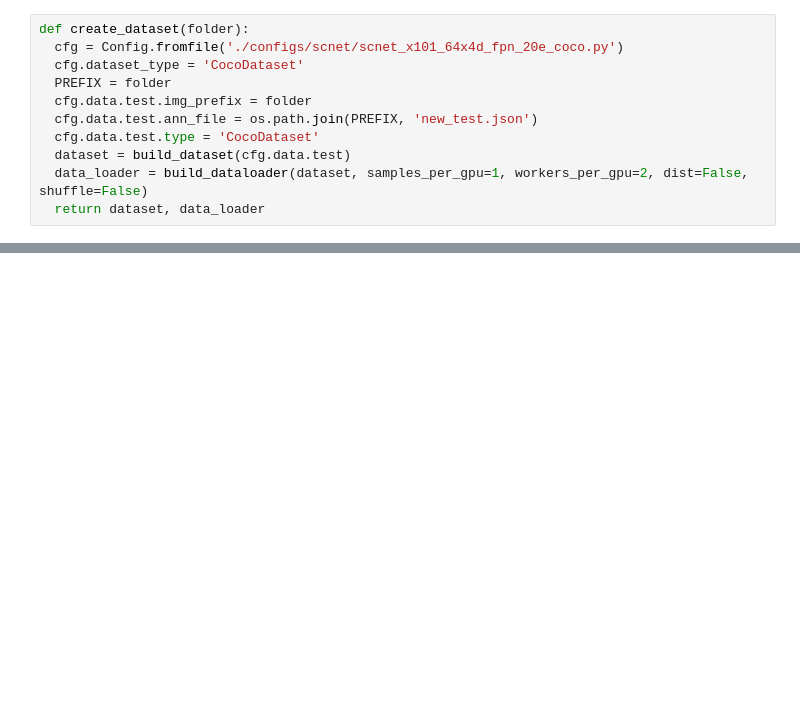
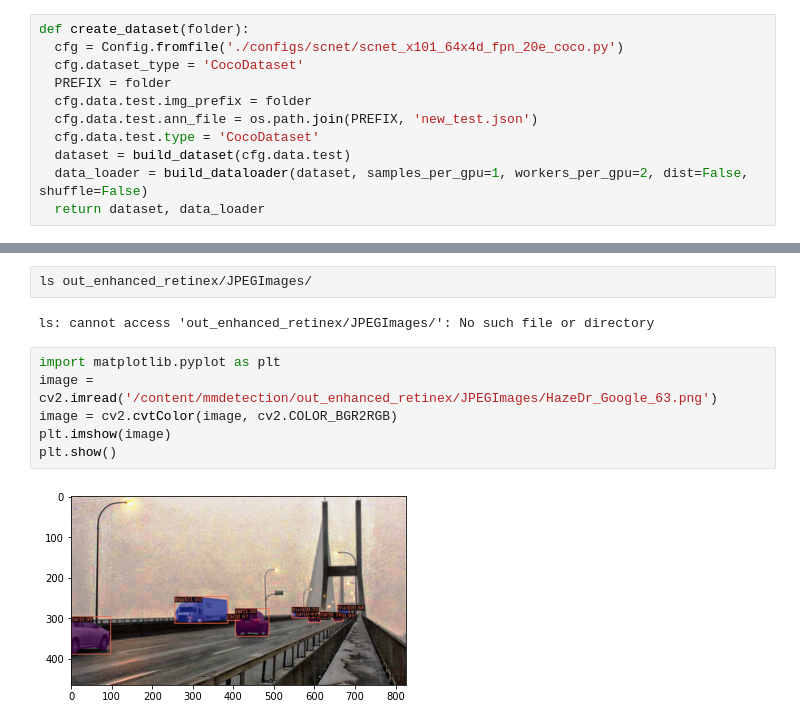
Before and after one commit to vfrantc/dehaze_detect, a Jupyter notebook: dehaze_enchance_evaluate.ipynb, the cells around one changed output, grey strips where cells are left out. Saved outputs shown, nothing was run; the diff lists cells and outputs as text; blank space fills up the shorter version.

```diff
--- a/dehaze_enchance_evaluate.ipynb
+++ b/dehaze_enchance_evaluate.ipynb
@@ -906,0 +964,12 @@ mmdetection  sample_data
+# %%
+ls out_enhanced_retinex/JPEGImages/
+# %% [output]
+ls: cannot access 'out_enhanced_retinex/JPEGImages/': No such file or directory
+# %%
+import matplotlib.pyplot as plt
+image = cv2.imread('/content/mmdetection/out_enhanced_retinex/JPEGImages/HazeDr_Google_63.png')
+image = cv2.cvtColor(image, cv2.COLOR_BGR2RGB)
+plt.imshow(image)
+plt.show()
+# %% [output]
+[figure, added]
```
Also changed, not shown: parts of 21 cells of this notebook.
